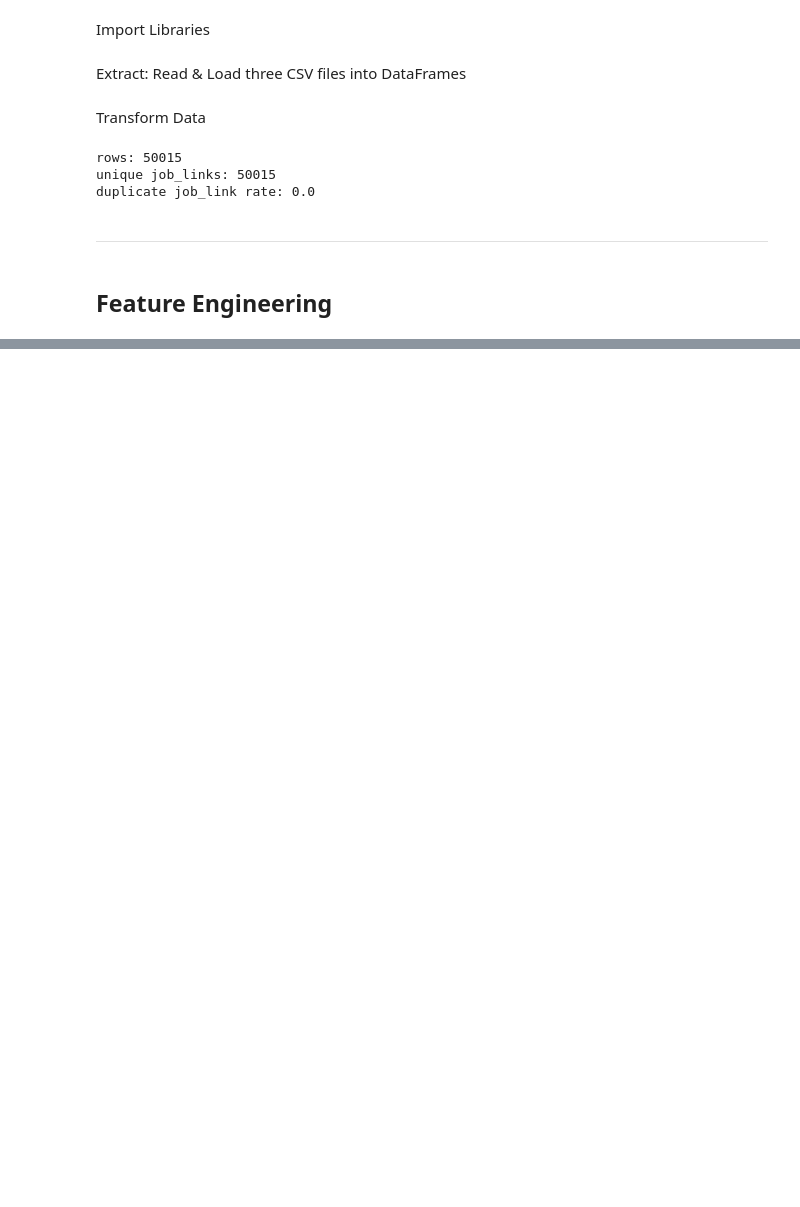
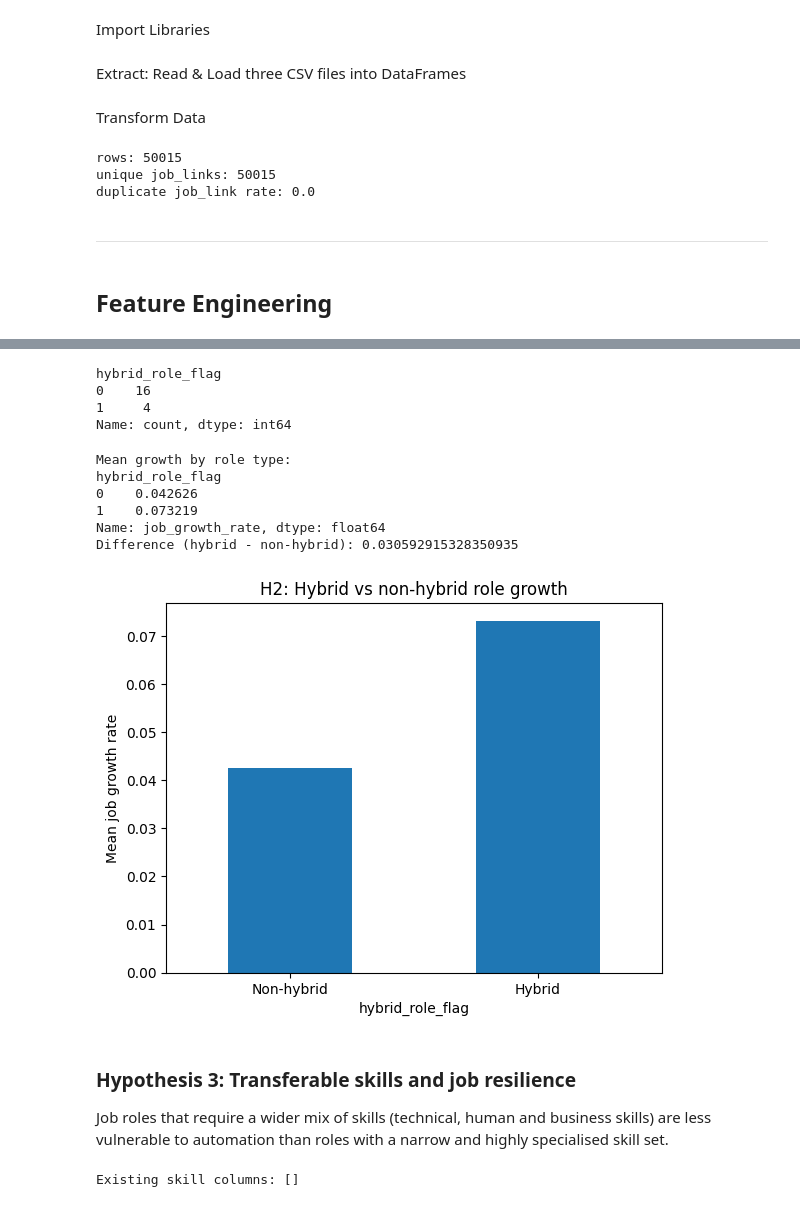
Before and after one commit to sunnyjandu/AI-and-the-Future-of-Work-and-Learning, a Jupyter notebook: jupyter_notebooks/data_analysis.ipynb, the cells around one changed output, grey strips where cells are left out. Cells and saved outputs as stored; diff of their text form; code cells hidden in the pictures; blank space fills up the shorter version.

```diff
--- a/jupyter_notebooks/data_analysis.ipynb
+++ b/jupyter_notebooks/data_analysis.ipynb
@@ -108,0 +239,74 @@ Job roles that require more human-centred skills (such as communication, creativ
+# %%
+role_level = (
+    df_posting
+    .dropna(subset=[
+        "job_role_mapped",
+        "job_growth_rate",
+        "role__domain_specific_knowledge_level",
+        "role__ai_dependency_current"
+    ])
+    .groupby("job_role_mapped", as_index=False)
+    .agg(
+        job_growth_rate=("job_growth_rate","first"),
+        domain_level=("role__domain_specific_knowledge_level","first"),
+        ai_dependency=("role__ai_dependency_current","first")
+    )
+)
+# %%
+domain_thr = role_level["domain_level"].median()
+ai_thr     = role_level["ai_dependency"].median()
+
+role_level["hybrid_role_flag"] = (
+    (role_level["domain_level"] >= domain_thr) &
+    (role_level["ai_dependency"] >= ai_thr)
+).astype(int)
+
+print(role_level["hybrid_role_flag"].value_counts())
+# %% [output]
+hybrid_role_flag
+0    16
+1     4
+Name: count, dtype: int64
+# %%
+g = role_level.groupby("hybrid_role_flag")["job_growth_rate"].mean()
+
+print("Mean growth by role type:")
+print(g)
+print("Difference (hybrid - non-hybrid):",
+      g.get(1, np.nan) - g.get(0, np.nan))
+# %% [output]
+Mean growth by role type:
+hybrid_role_flag
+0    0.042626
+1    0.073219
+Name: job_growth_rate, dtype: float64
+Difference (hybrid - non-hybrid): 0.030592915328350935
+# %%
+role_level.groupby("hybrid_role_flag")["job_growth_rate"].mean().plot(kind="bar")
+plt.xticks([0,1],["Non-hybrid","Hybrid"],rotation=0)
+plt.ylabel("Mean job growth rate")
+plt.title("H2: Hybrid vs non-hybrid role growth")
+plt.show()
+# %% [output]
+[figure, added]
+# %% [markdown]
+### Hypothesis 3: Transferable skills and job resilience
+
+Job roles that require a wider mix of skills (technical, human and business skills) are less vulnerable to automation than roles with a narrow and highly specialised skill set.
+# %%
+candidate_cols = [
+    "skill_count",
+    "human_skill_count",
+    "tech_skill_count",
+    "business_skill_count",
+    "skill_bucket_breadth"
+]
+
+existing = [c for c in candidate_cols if c in df_posting.columns]
+print("Existing skill columns:", existing)
+
+for c in existing:
+    print("\n", c)
+    print(df_posting[c].value_counts(dropna=False).head())
+# %% [output]
+Existing skill columns: []
```
Also changed, not shown: parts of 17 cells of this notebook, 2 other files.
